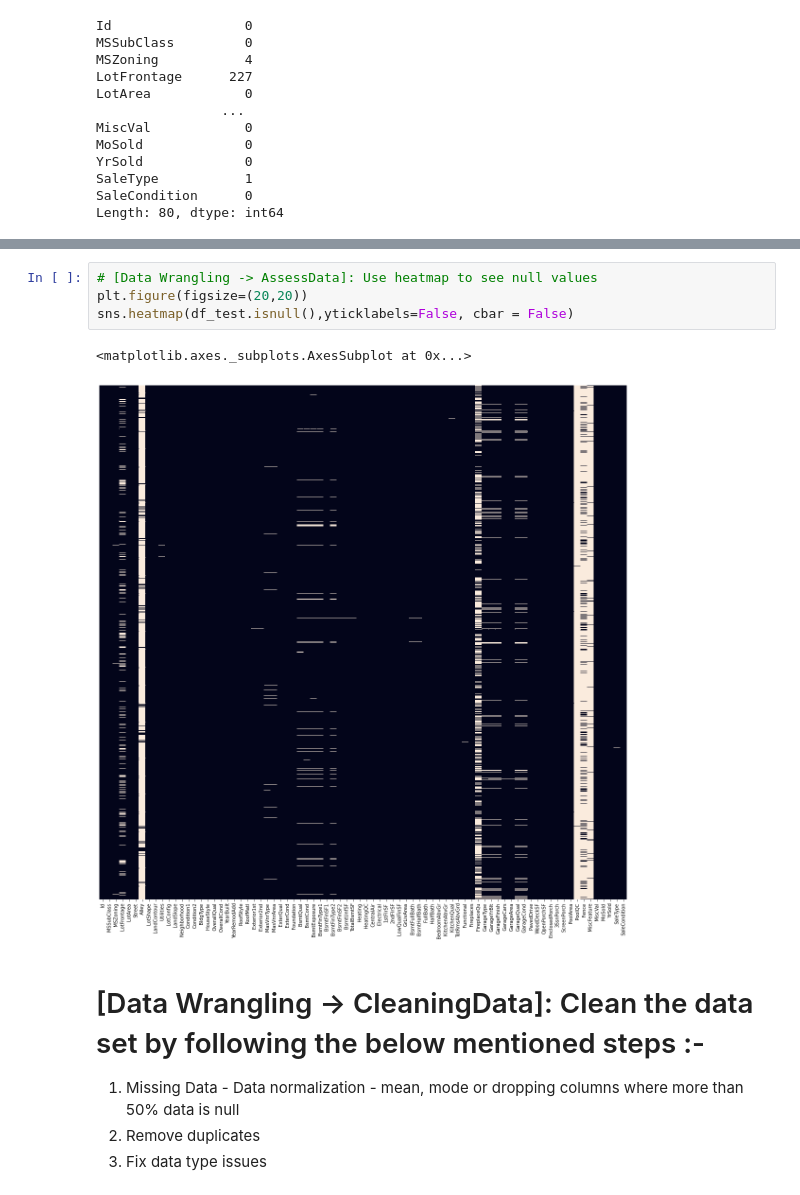
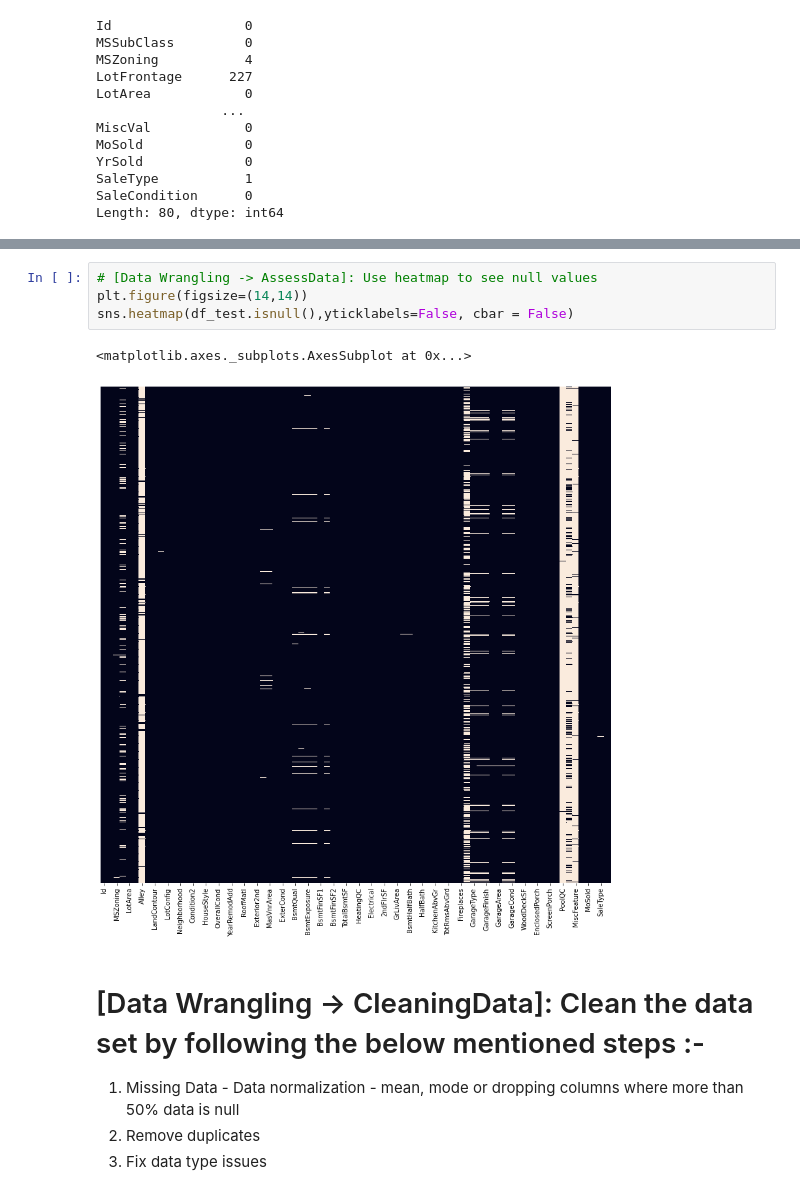
Before and after one commit to varunnthakuur/dataprocessing, a Jupyter notebook: Project_House_Prices_Advanced_Regression_Techniques.ipynb, the cells around one changed output, grey strips where cells are left out. Saved outputs shown, nothing was run; the diff lists cells and outputs as text.

```diff
--- a/Project_House_Prices_Advanced_Regression_Techniques.ipynb
+++ b/Project_House_Prices_Advanced_Regression_Techniques.ipynb
@@ -165,10 +177,10 @@ sns.heatmap(df_train.isnull(),yticklabels=False, cbar = False)
 # %%
 # [Data Wrangling -> AssessData]: Use heatmap to see null values
-plt.figure(figsize=(20,20))
+plt.figure(figsize=(14,14))
 sns.heatmap(df_test.isnull(),yticklabels=False, cbar = False)
 # %% [output]
 <matplotlib.axes._subplots.AxesSubplot at 0x...>
-[figure, old version]
+[figure, new version]
 # %% [markdown]
 # [Data Wrangling -> CleaningData]: Clean the data set by following the below mentioned steps :-
 
```
Also changed, not shown: parts of 19 cells of this notebook.
